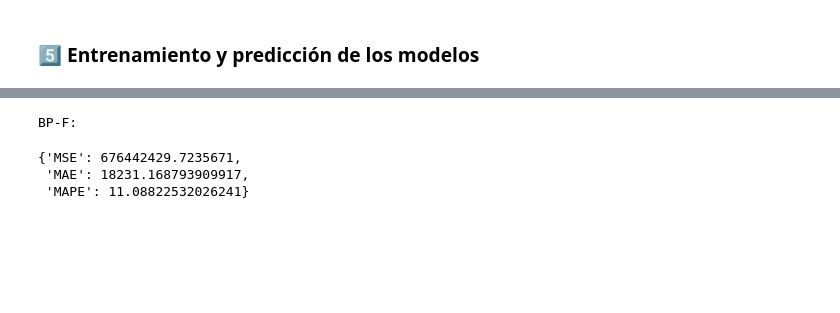
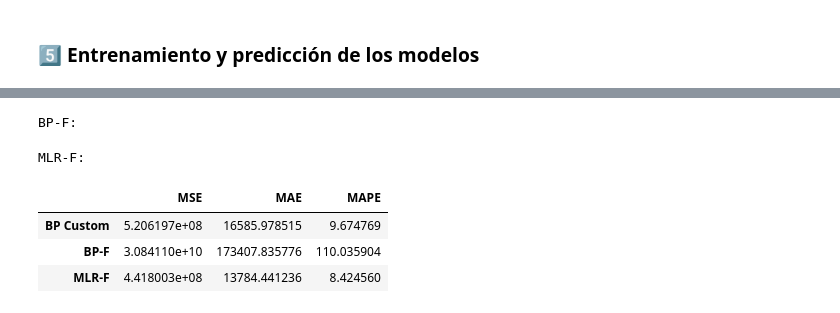
Before and after one commit to mcabanillassilva/Activity-1-NAEC, a Jupyter notebook: src/part_3/notebook_part_3.ipynb, the cells around one changed output, grey strips where cells are left out. Saved outputs shown, nothing was run; the diff lists cells and outputs as text; code cells hidden in the pictures; blank space fills up the shorter version.

```diff
--- a/src/part_3/notebook_part_3.ipynb
+++ b/src/part_3/notebook_part_3.ipynb
@@ -78,12 +81,23 @@ y_test  = df_test["SalePrice"]
+# %%
+activation_function = "linear"  # Example activation function ["linear", "sigmoid", "tanh", "relu"]
+
+# Scale features
+scaler_X = StandardScaler()
+X_train_scaled = scaler_X.fit_transform(X_train)
+X_test_scaled  = scaler_X.transform(X_test)
+
+if activation_function == "tanh" or activation_function == "sigmoid":
+    y_train_transformed = np.log1p(y_train)
+else:
+    y_train_transformed = y_train
 # %% [markdown]
 ### 5️⃣ Entrenamiento y predicción de los modelos
 # %%
 # BP Custom Neural Network
-activation_bp = "sigmoid"  # Desired activation function
 
-nn, pid_test, y_test_values, preds_bp, trainer = run_training(activation_bp, verbose=False, CSV_TRAIN=TRAIN_CSV, CSV_VAL=VAL_CSV, CSV_TEST=TEST_CSV)
+nn, pid_test, y_test_values, preds_bp, trainer = run_training(activation_function, verbose=True, CSV_TRAIN=TRAIN_CSV, CSV_VAL=VAL_CSV, CSV_TEST=TEST_CSV)
 
 print("BP Custom:")
-evaluate_model(y_test_values, preds_bp)
+bp_custom_evaluation = evaluate_model(y_test_values, preds_bp)
 # %% [output]
 Training Neural Network...
@@ -98,29 +126,33 @@ activation_map_bp_f = {
     "relu": "relu"
 }
 
-activation_bp_f = activation_map_bp_f.get(activation_bp)
+activation_bp_f = activation_map_bp_f[activation_function]
 
-preds_bp_f, bp_f_model = train_bp_f(X_train, y_train, X_test, activation_bp_f)
+preds_bp_f, bp_f_model = train_bp_f(X_train_scaled, y_train_transformed, X_test_scaled, activation_bp_f)
 
 print("BP-F:")
-evaluate_model(y_test, preds_bp_f)
+bpf_evaluation = evaluate_model(y_test, preds_bp_f)
 # %% [output]
 BP-F:
-{'MSE': 676442429.7235671,
- 'MAE': 18231.168793909917,
- 'MAPE': 11.08822532026241}
 # %%
 # MLR-F Model
 preds_mlr_f, mlr_model = train_mlr_f(X_train, y_train, X_test)
 
 print("MLR-F:")
-evaluate_model(y_test, preds_mlr_f)
+mlfr_evaluation = evaluate_model(y_test, preds_mlr_f)
+# %% [output]
+MLR-F:
 # %%
 # Comparative Metrics
 metrics = pd.DataFrame({
-    "BP Custom": evaluate_model(y_test_values, preds_bp),
-    "BP-F": evaluate_model(y_test, preds_bp_f),
-    "MLR-F": evaluate_model(y_test, preds_mlr_f)
+    "BP Custom": bp_custom_evaluation,
+    "BP-F": bpf_evaluation,
+    "MLR-F": mlfr_evaluation
 }).T
 
 display(metrics)
+# %% [output]
+|  | MSE | MAE | MAPE |
+| BP Custom | 5.206197e+08 | 16585.978515 | 9.674769 |
+| BP-F | 3.084110e+10 | 173407.835776 | 110.035904 |
+| MLR-F | 4.418003e+08 | 13784.441236 | 8.424560 |
```
Also changed, not shown: parts of 4 cells of this notebook, 2 other files.
